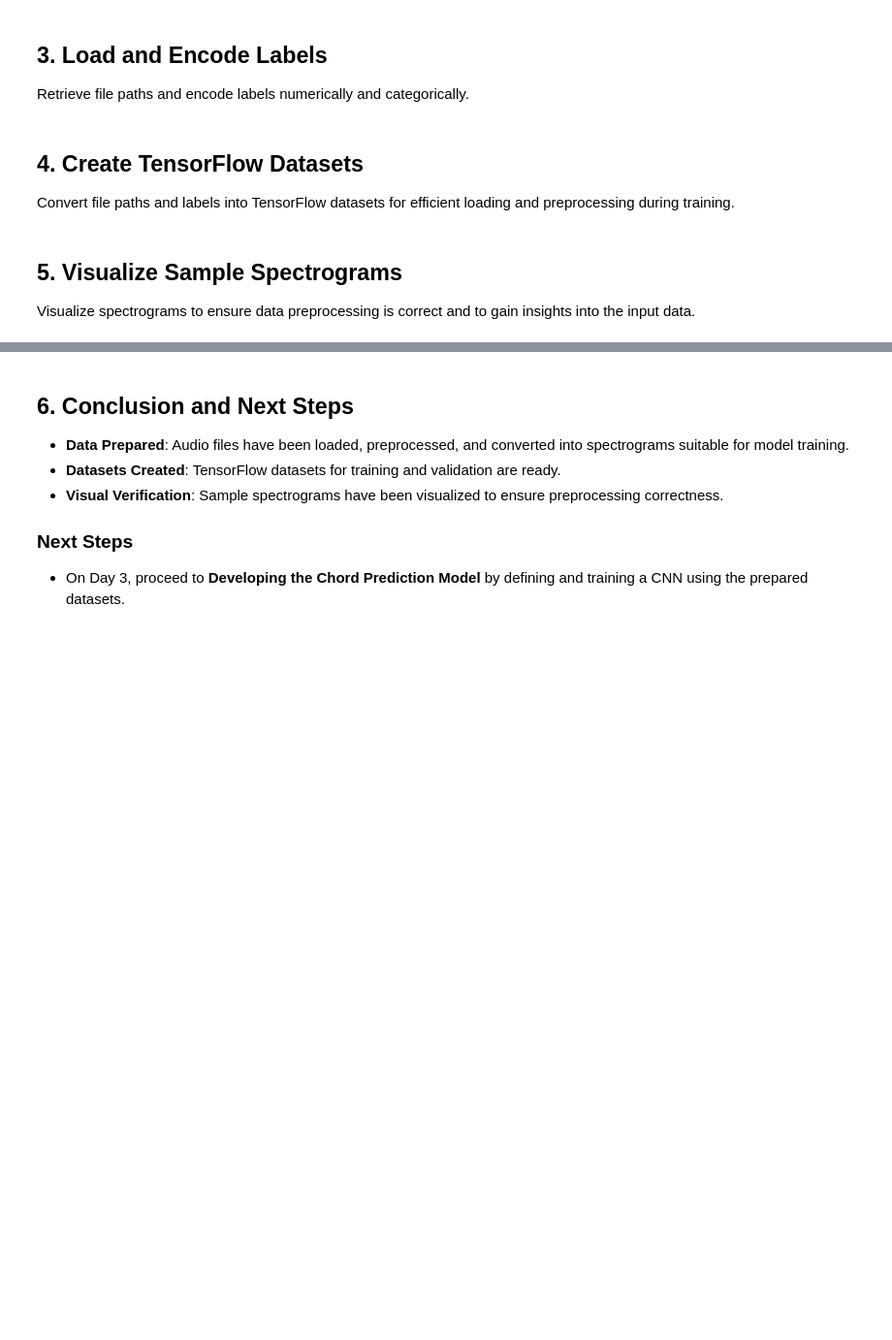
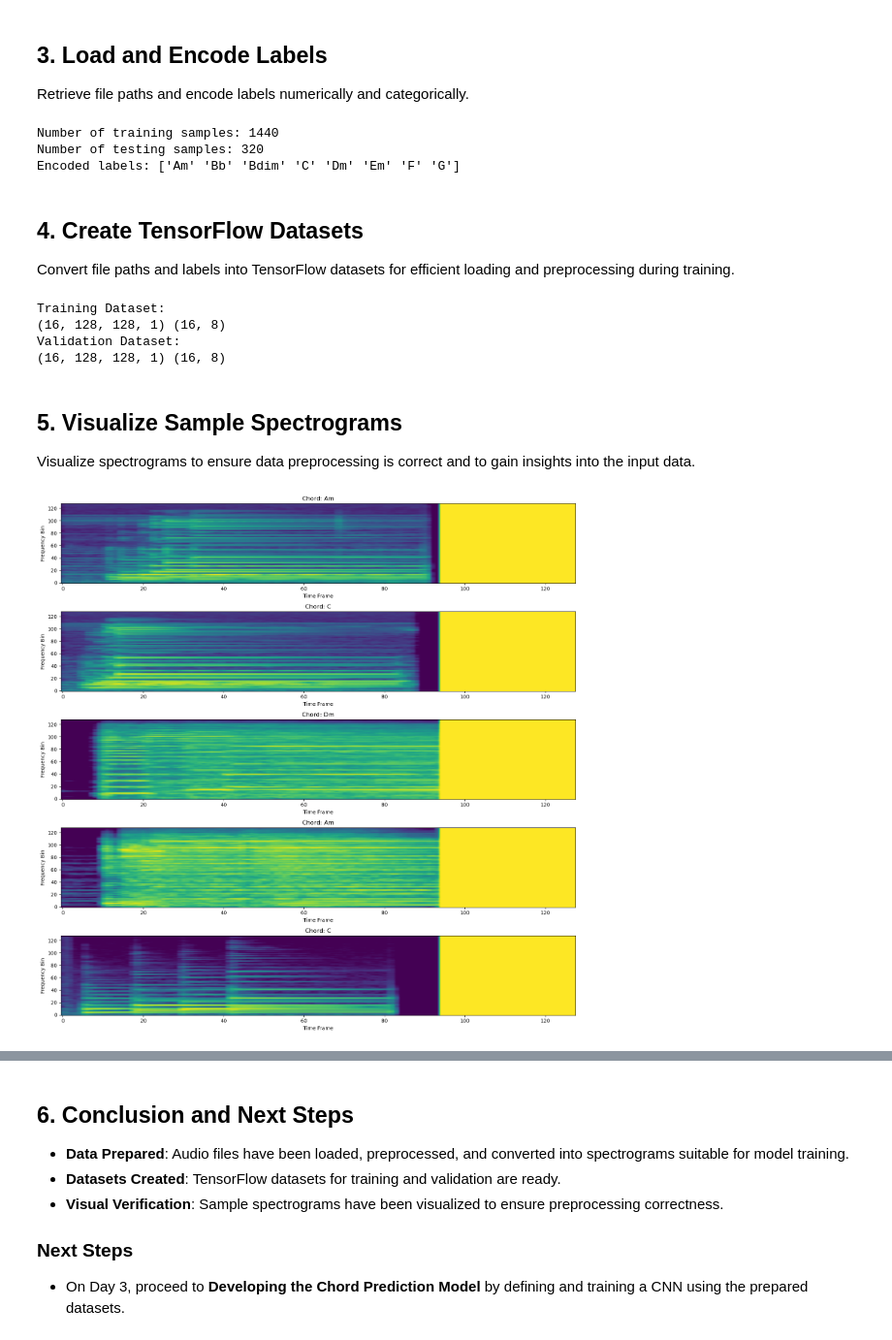
Before and after one commit to DamiAdeyiga/GuitarTab, a Jupyter notebook: notebooks/02_data_preparation.ipynb, the cells around one changed output, grey strips where cells are left out. Shown at 97% size. Cells and saved outputs as stored; diff of their text form; code cells hidden in the pictures; blank space fills up the shorter version.

```diff
--- a/notebooks/02_data_preparation.ipynb
+++ b/notebooks/02_data_preparation.ipynb
@@ -28,7 +56,7 @@ import pandas as pd
 Set the paths to your datasets and define any necessary parameters.
 # %%
 # 2. Define Paths and Parameters
-DATA_DIR = '/content/drive/MyDrive/GuitarTab/data/raw/GuitarChordsV2/'
+DATA_DIR = r"C:\Users\User\Documents\GitHub\GuitarTab\Guitar_Chords_V2"
 TRAIN_DIR = os.path.join(DATA_DIR, 'Training')
 TEST_DIR = os.path.join(DATA_DIR, 'Test')
 chords = ['Am', 'Bb', 'Bdim', 'C', 'Dm', 'Em', 'F', 'G']
@@ -49,6 +98,10 @@ print(f"Number of testing samples: {len(test_files)}")
 label_encoder, train_labels_cat = encode_labels(train_labels)
 _, test_labels_cat = encode_labels(test_labels)
 print(f"Encoded labels: {label_encoder.classes_}")
+# %% [output]
+Number of training samples: 1440
+Number of testing samples: 320
+Encoded labels: ['Am' 'Bb' 'Bdim' 'C' 'Dm' 'Em' 'F' 'G']
 # %% [markdown]
 ## 4. Create TensorFlow Datasets
 
@@ -68,6 +121,11 @@ for spectrogram, label in train_dataset.take(1):
 print("Validation Dataset:")
 for spectrogram, label in validation_dataset.take(1):
     print(spectrogram.shape, label.shape)
+# %% [output]
+Training Dataset:
+(16, 128, 128, 1) (16, 8)
+Validation Dataset:
+(16, 128, 128, 1) (16, 8)
 # %% [markdown]
 ## 5. Visualize Sample Spectrograms
 
@@ -75,22 +133,24 @@ Visualize spectrograms to ensure data preprocessing is correct and to gain insig
 # %%
 # 5. Visualize Sample Spectrograms
 def visualize_samples(dataset, label_encoder, num_samples=5):
+    dataset = dataset.unbatch()  # Critical fix
     class_names = label_encoder.classes_
     plt.figure(figsize=(15, num_samples * 3))
     for i, (spectrogram, label) in enumerate(dataset.take(num_samples)):
-        spectrogram = spectrogram.numpy().squeeze()
+        spectrogram = spectrogram.numpy().squeeze()  # Now (128, 128)
         label = label.numpy()
         predicted_label = class_names[np.argmax(label)]
         plt.subplot(num_samples, 1, i+1)
         plt.imshow(spectrogram, aspect='auto', origin='lower', cmap='viridis')
         plt.title(f"Chord: {predicted_label}")
         plt.xlabel("Time Frame")
         plt.ylabel("Frequency Bin")
     plt.tight_layout()
     plt.show()
-
 # Visualize 5 samples from training dataset
 visualize_samples(train_dataset, label_encoder, num_samples=5)
+# %% [output]
+[figure, added]
 # %%
 print("Dataset preparation complete. Ready for model training!")
 print(f"Training dataset: {len(train_files)} samples")
```
Also changed, not shown: parts of 7 cells of this notebook, 4 other files.
